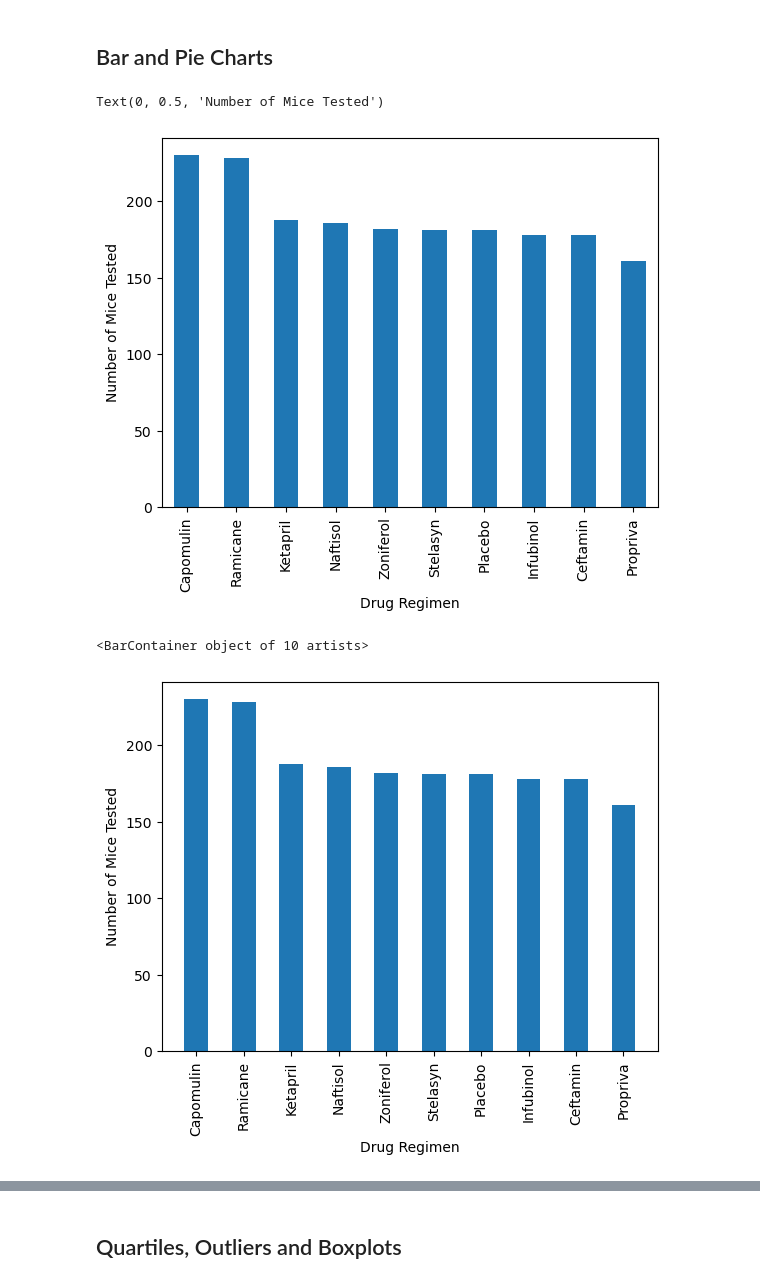
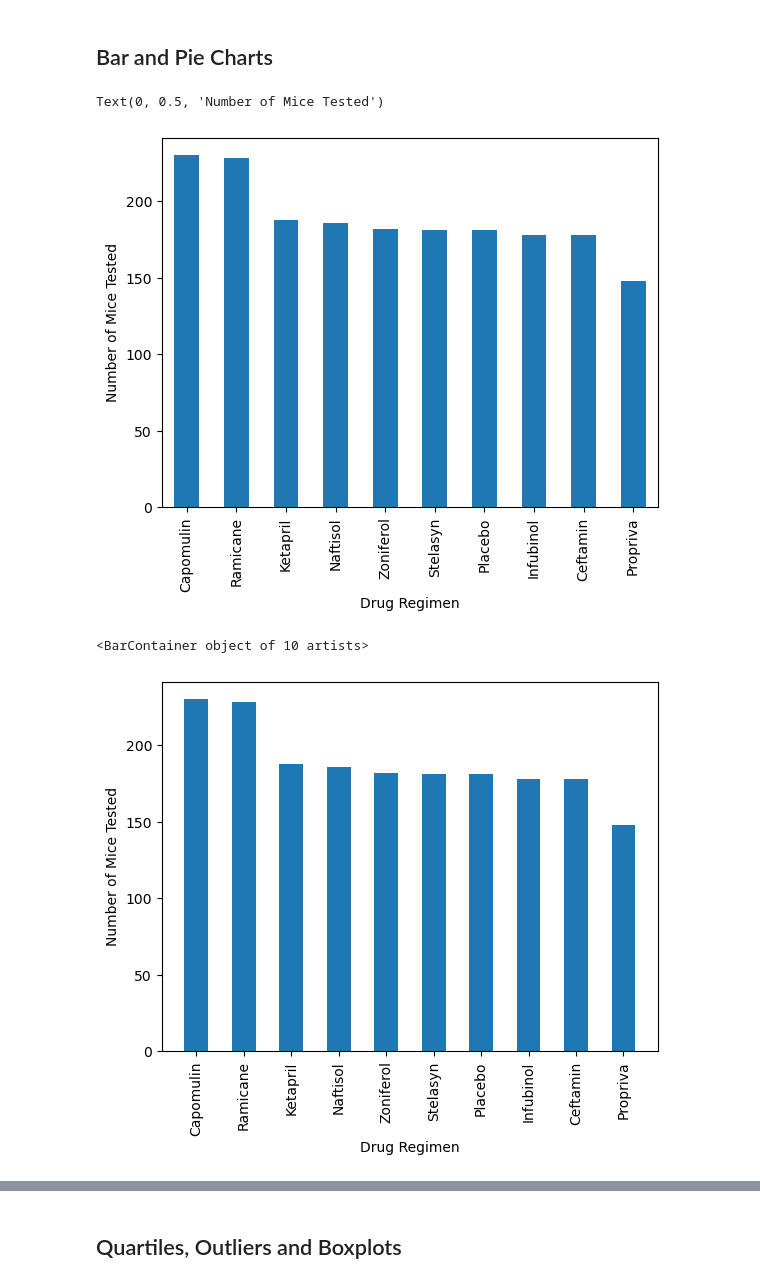
Before and after one commit to anthonybpino/pymaceuticals, a Jupyter notebook: pymaceuticals_starter.ipynb, the cells around one changed output, grey strips where cells are left out. Saved outputs shown, nothing was run; the diff lists cells and outputs as text; code cells hidden in the pictures.

```diff
--- a/pymaceuticals_starter.ipynb
+++ b/pymaceuticals_starter.ipynb
@@ -137,15 +137,15 @@ pd.concat([pd.concat([drug_df_agg], keys=["Tumor Volume (mm3)"], axis=1)])
 ## Bar and Pie Charts
 # %%
 # Generate a bar plot showing the total number of timepoints for all mice tested for each drug regimen using Pandas.
-bar_plot = df["Drug Regimen"].value_counts().plot.bar(width=0.5)
+bar_plot = cleaned_df["Drug Regimen"].value_counts().plot.bar(width=0.5)
 bar_plot.set_xlabel("Drug Regimen")
 bar_plot.set_ylabel("Number of Mice Tested")
 # %% [output]
 Text(0, 0.5, 'Number of Mice Tested')
-[figure, old version]
+[figure, new version]
 # %%
 # Generate a bar plot showing the total number of timepoints for all mice tested for each drug regimen using pyplot.
-counts = df["Drug Regimen"].value_counts()
+counts = cleaned_df["Drug Regimen"].value_counts()
 x_axis = np.arange(len(counts))
 tick_locs = [value for value in x_axis]
 plt.xticks(tick_locs, counts.index.values, rotation="vertical")
@@ -155,6 +155,6 @@ plt.ylabel("Number of Mice Tested")
 plt.bar(x_axis, counts, width=0.5)
 # %% [output]
 <BarContainer object of 10 artists>
-[figure, old version]
+[figure, new version]
 # %%
 # Generate a pie plot showing the distribution of female versus male mice using Pandas
```
Also changed, not shown: parts of 6 cells of this notebook.
